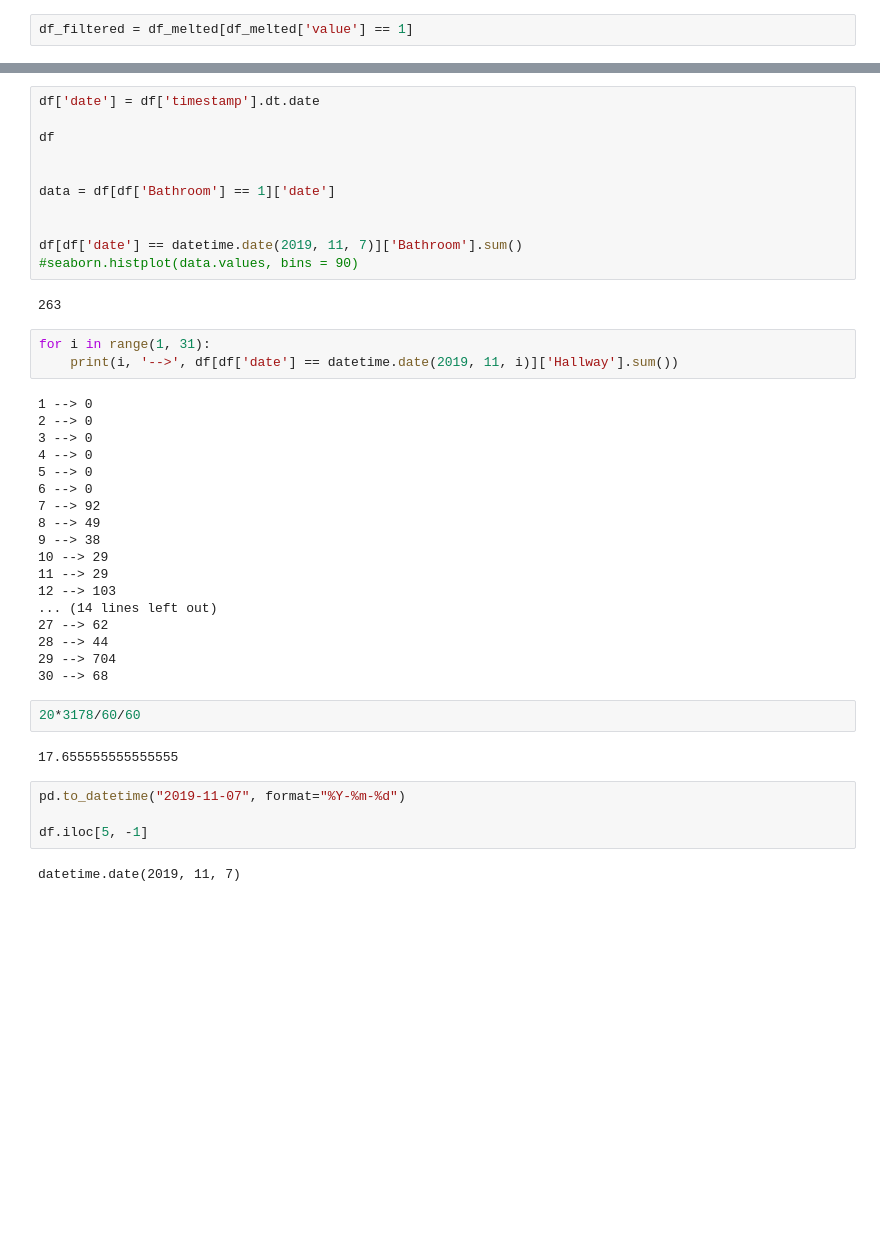
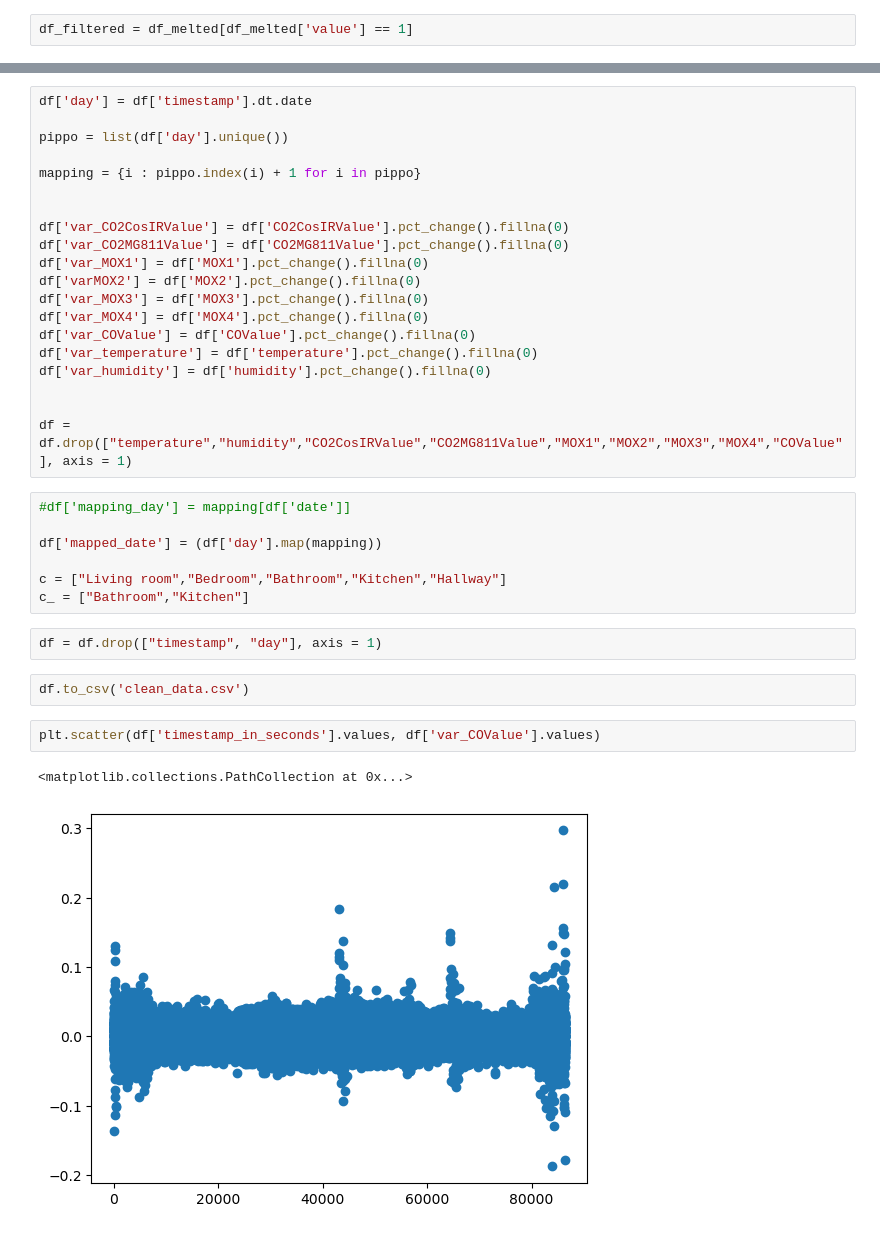
Before and after one commit to LorenzoCiarpa/hackathon-aindo-2024, a Jupyter notebook: grafici.ipynb, the cells around one changed output, grey strips where cells are left out. Saved outputs shown, nothing was run; the diff lists cells and outputs as text; blank space fills up the shorter version.

```diff
--- a/grafici.ipynb
+++ b/grafici.ipynb
@@ -44,45 +43,37 @@ plt.savefig('Distr_temp.png')
 <Figure size 640x480 with 0 Axes>
-# %%
-df['date'] = df['timestamp'].dt.date
-
-df
-
-
-data = df[df['Bathroom'] == 1]['date']
-
-
-df[df['date'] == datetime.date(2019, 11, 7)]['Bathroom'].sum()
-#seaborn.histplot(data.values, bins = 90)
-# %% [output]
-263
-# %%
-for i in range(1, 31):
-    print(i, '-->', df[df['date'] == datetime.date(2019, 11, i)]['Hallway'].sum())
-# %% [output]
-1 --> 0
-2 --> 0
-3 --> 0
-4 --> 0
-5 --> 0
-6 --> 0
-7 --> 92
-8 --> 49
-9 --> 38
-10 --> 29
-11 --> 29
-12 --> 103
-... (14 lines left out)
-27 --> 62
-28 --> 44
-29 --> 704
-30 --> 68
-# %%
-20*3178/60/60
-# %% [output]
-17.655555555555555
-# %%
-pd.to_datetime("2019-11-07", format="%Y-%m-%d")
-
-df.iloc[5, -1]
-# %% [output]
-datetime.date(2019, 11, 7)
+# %%
+df['day'] = df['timestamp'].dt.date
+
+pippo = list(df['day'].unique())
+
+mapping = {i : pippo.index(i) + 1 for i in pippo}
+
+
+df['var_CO2CosIRValue'] = df['CO2CosIRValue'].pct_change().fillna(0)
+df['var_CO2MG811Value'] = df['CO2MG811Value'].pct_change().fillna(0)
+df['var_MOX1'] = df['MOX1'].pct_change().fillna(0)
+df['varMOX2'] = df['MOX2'].pct_change().fillna(0)
+df['var_MOX3'] = df['MOX3'].pct_change().fillna(0)
+df['var_MOX4'] = df['MOX4'].pct_change().fillna(0)
+df['var_COValue'] = df['COValue'].pct_change().fillna(0)
+df['var_temperature'] = df['temperature'].pct_change().fillna(0)
+df['var_humidity'] = df['humidity'].pct_change().fillna(0)
+
+
+df = df.drop(["temperature","humidity","CO2CosIRValue","CO2MG811Value","MOX1","MOX2","MOX3","MOX4","COValue"], axis = 1)
+# %%
+#df['mapping_day'] = mapping[df['date']]
+
+df['mapped_date'] = (df['day'].map(mapping))
+
+c = ["Living room","Bedroom","Bathroom","Kitchen","Hallway"]
+c_ = ["Bathroom","Kitchen"]
+# %%
+df = df.drop(["timestamp", "day"], axis = 1)
+# %%
+df.to_csv('clean_data.csv')
+# %%
+plt.scatter(df['timestamp_in_seconds'].values, df['var_COValue'].values)
+# %% [output]
+<matplotlib.collections.PathCollection at 0x...>
+[figure, added]
```
Also changed, not shown: parts of 11 cells of this notebook, 1 other file.
